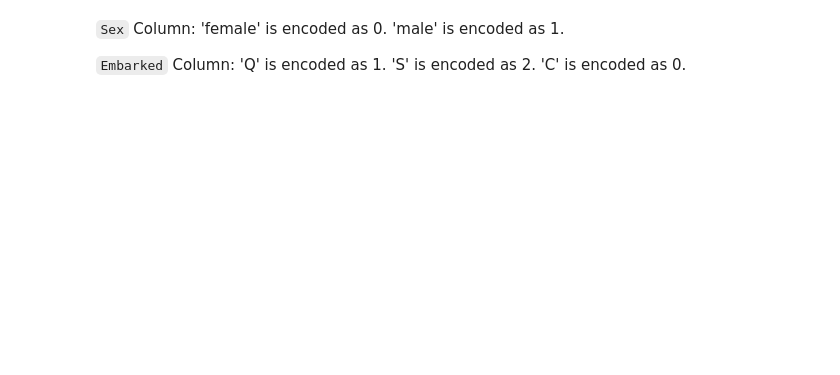
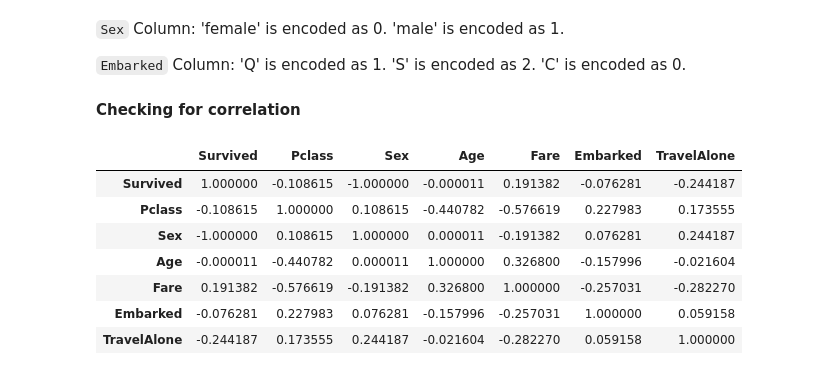
Before and after one commit to Chelangat-sharon/CODSOFT, a Jupyter notebook: Task 1.ipynb, the cells around one changed output. Cells and saved outputs as stored; diff of their text form; code cells hidden in the pictures; blank space fills up the shorter version.

```diff
--- a/Task 1.ipynb
+++ b/Task 1.ipynb
@@ -598,3 +609,16 @@ df.head()
 'Q' is encoded as 1.
 'S' is encoded as 2.
 'C' is encoded as 0.
+# %% [markdown]
+**Checking for correlation**
+# %%
+df.corr()
+# %% [output]
+|  | Survived | Pclass | Sex | Age | Fare | Embarked | TravelAlone |
+| Survived | 1.000000 | -0.108615 | -1.000000 | -0.000011 | 0.191382 | -0.076281 | -0.244187 |
+| Pclass | -0.108615 | 1.000000 | 0.108615 | -0.440782 | -0.576619 | 0.227983 | 0.173555 |
+| Sex | -1.000000 | 0.108615 | 1.000000 | 0.000011 | -0.191382 | 0.076281 | 0.244187 |
+| Age | -0.000011 | -0.440782 | 0.000011 | 1.000000 | 0.326800 | -0.157996 | -0.021604 |
+| Fare | 0.191382 | -0.576619 | -0.191382 | 0.326800 | 1.000000 | -0.257031 | -0.282270 |
+| Embarked | -0.076281 | 0.227983 | 0.076281 | -0.157996 | -0.257031 | 1.000000 | 0.059158 |
+| TravelAlone | -0.244187 | 0.173555 | 0.244187 | -0.021604 | -0.282270 | 0.059158 | 1.000000 |
```
Also changed, not shown: parts of 31 cells of this notebook.
